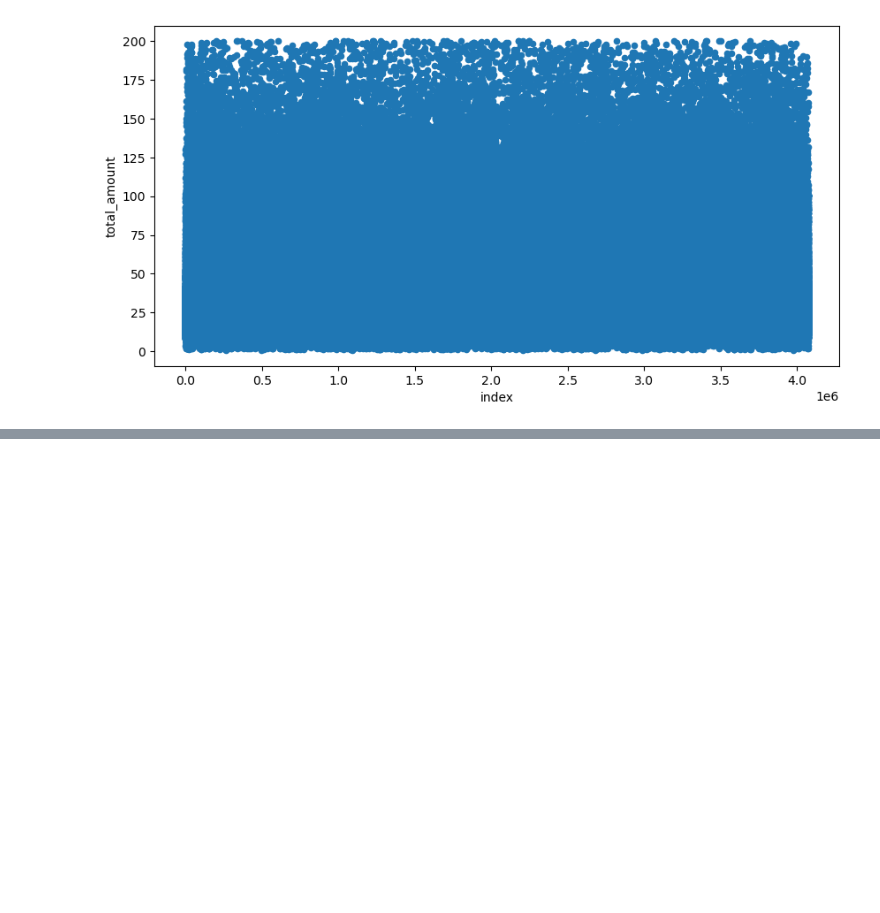
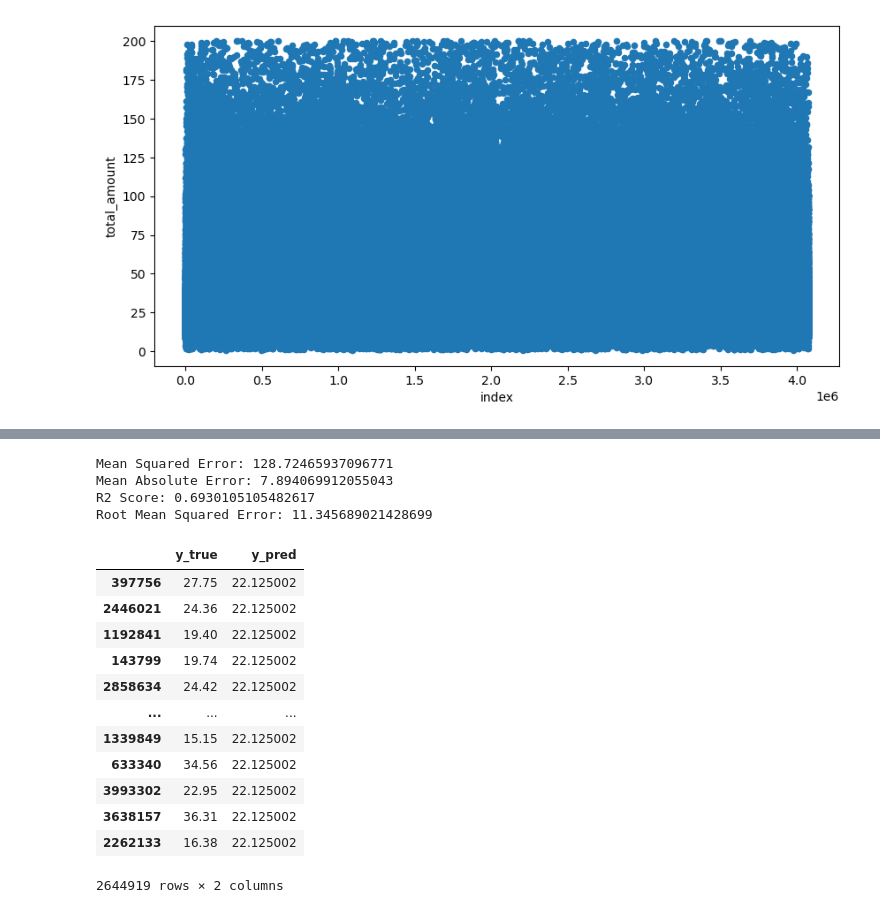
Before and after one commit to TinyHaitch/taxi_analysis, a Jupyter notebook: Untitled.ipynb, the cells around one changed output, grey strips where cells are left out. Cells and saved outputs as stored; diff of their text form; code cells hidden in the pictures; blank space fills up the shorter version.

```diff
--- a/Untitled.ipynb
+++ b/Untitled.ipynb
@@ -526,0 +569,36 @@ X_features1
+# %%
+y_pred1 = reg_model1.predict(X_test1)
+
+from sklearn.metrics import mean_squared_error
+from sklearn.metrics import mean_absolute_error
+from sklearn.metrics import r2_score
+from math import sqrt
+
+print(f'Mean Squared Error: {mean_squared_error(y_pred=y_pred1, y_true=y_test1)}')
+print(f'Mean Absolute Error: {mean_absolute_error(y_pred=y_pred1, y_true=y_test1)}')
+print(f'R2 Score: {r2_score(y_pred=y_pred1, y_true=y_test1)}')
+print(f'Root Mean Squared Error: {sqrt(mean_squared_error(y_pred=y_pred1, y_true=y_test1))}')
+# %% [output]
+Mean Squared Error: 128.72465937096771
+Mean Absolute Error: 7.894069912055043
+R2 Score: 0.6930105105482617
+Root Mean Squared Error: 11.345689021428699
+# %%
+data_res1 = {'y_true':y_test1, 'y_pred':y_pred1}
+
+data_res1 = pd.DataFrame(data_res1)
+data_res1
+# %% [output]
+|  | y_true | y_pred |
+| 397756 | 27.75 | 22.125002 |
+| 2446021 | 24.36 | 22.125002 |
+| 1192841 | 19.40 | 22.125002 |
+| 143799 | 19.74 | 22.125002 |
+| 2858634 | 24.42 | 22.125002 |
+| ... | ... | ... |
+| 1339849 | 15.15 | 22.125002 |
+| 633340 | 34.56 | 22.125002 |
+| 3993302 | 22.95 | 22.125002 |
+| 3638157 | 36.31 | 22.125002 |
+| 2262133 | 16.38 | 22.125002 |
+2644919 rows × 2 columns
```
Also changed, not shown: parts of 10 cells of this notebook.
